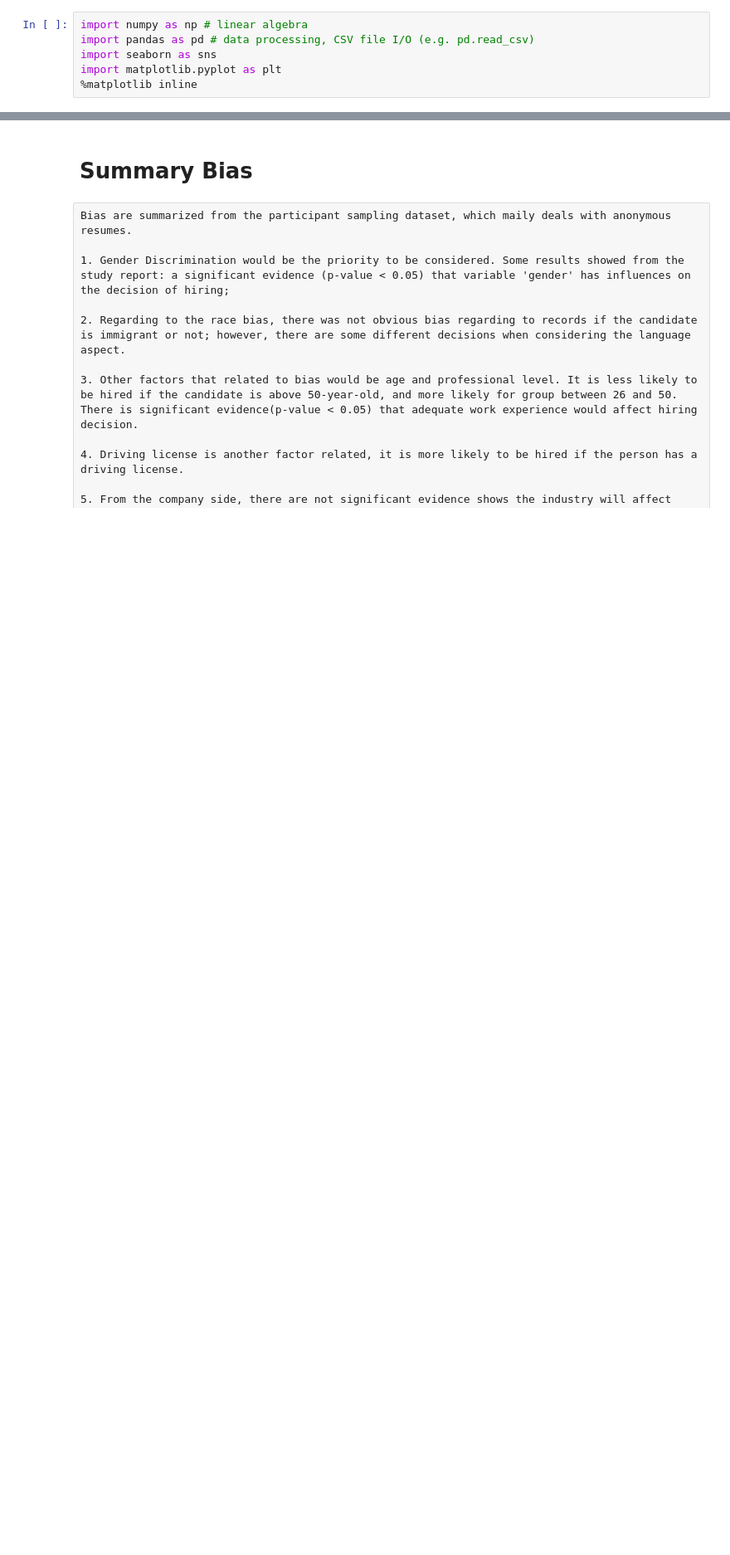
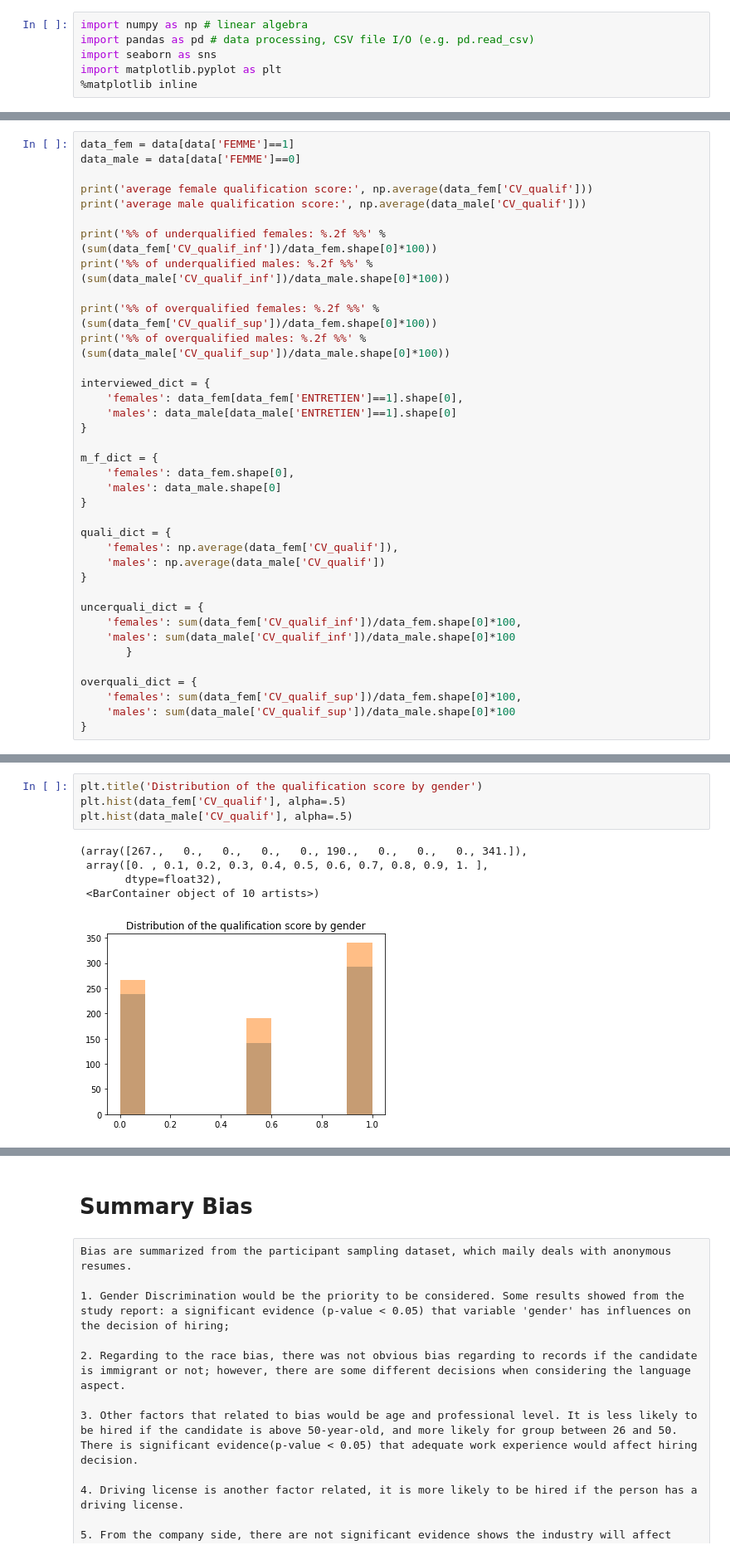
Before and after one commit to alexv710/debias_cv_data, a Jupyter notebook: Bias analysis.ipynb, the cells around one changed output, grey strips where cells are left out. Shown at 83% size. Drawn from its saved outputs; the diff is of its cells as text; blank space fills up the shorter version.

Commit message:
Bias analysis update, focus on gender

```diff
--- a/Bias analysis.ipynb
+++ b/Bias analysis.ipynb
@@ -55,0 +99,37 @@ X_ano
+# %%
+data_fem = data[data['FEMME']==1]
+data_male = data[data['FEMME']==0]
+
+print('average female qualification score:', np.average(data_fem['CV_qualif']))
+print('average male qualification score:', np.average(data_male['CV_qualif']))
+
+print('%% of underqualified females: %.2f %%' %(sum(data_fem['CV_qualif_inf'])/data_fem.shape[0]*100))
+print('%% of underqualified males: %.2f %%' %(sum(data_male['CV_qualif_inf'])/data_male.shape[0]*100))
+
+print('%% of overqualified females: %.2f %%' %(sum(data_fem['CV_qualif_sup'])/data_fem.shape[0]*100))
+print('%% of overqualified males: %.2f %%' %(sum(data_male['CV_qualif_sup'])/data_male.shape[0]*100))
+
+interviewed_dict = {
+    'females': data_fem[data_fem['ENTRETIEN']==1].shape[0],
+    'males': data_male[data_male['ENTRETIEN']==1].shape[0]
+}
+
+m_f_dict = {
+    'females': data_fem.shape[0],
+    'males': data_male.shape[0]
+}
+
+quali_dict = {
+    'females': np.average(data_fem['CV_qualif']),
+    'males': np.average(data_male['CV_qualif'])
+}
+
+uncerquali_dict = {
+    'females': sum(data_fem['CV_qualif_inf'])/data_fem.shape[0]*100,
+    'males': sum(data_male['CV_qualif_inf'])/data_male.shape[0]*100
+       }
+
+overquali_dict = {
+    'females': sum(data_fem['CV_qualif_sup'])/data_fem.shape[0]*100,
+    'males': sum(data_male['CV_qualif_sup'])/data_male.shape[0]*100
+}
@@ -55,0 +149,10 @@ X_ano
+# %%
+plt.title('Distribution of the qualification score by gender')
+plt.hist(data_fem['CV_qualif'], alpha=.5)
+plt.hist(data_male['CV_qualif'], alpha=.5)
+# %% [output]
+(array([267.,   0.,   0.,   0.,   0., 190.,   0.,   0.,   0., 341.]),
+ array([0. , 0.1, 0.2, 0.3, 0.4, 0.5, 0.6, 0.7, 0.8, 0.9, 1. ],
+       dtype=float32),
+ <BarContainer object of 10 artists>)
+[figure, added]
```
Also changed, not shown: parts of 27 cells of this notebook, 1 other file.
